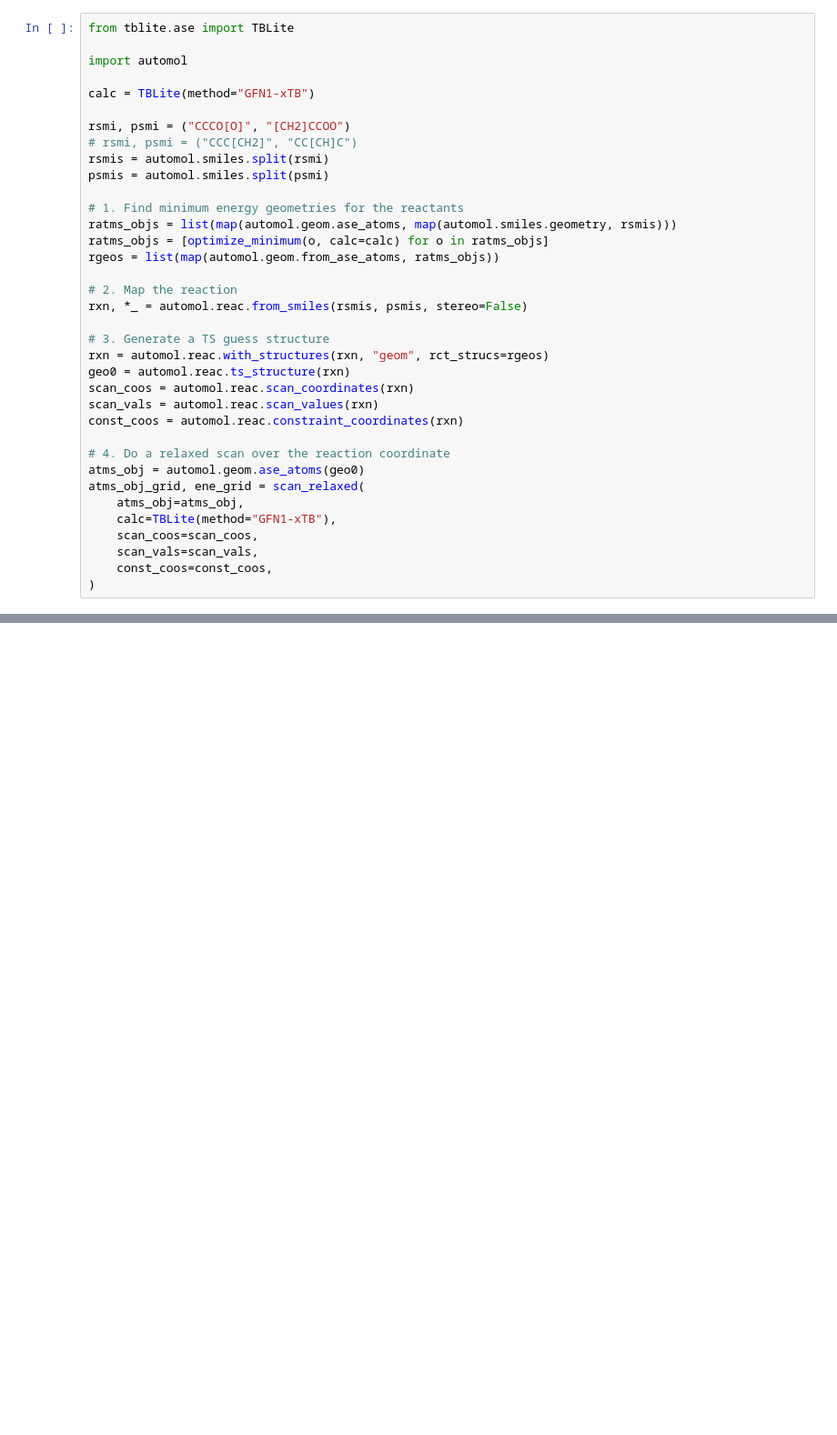
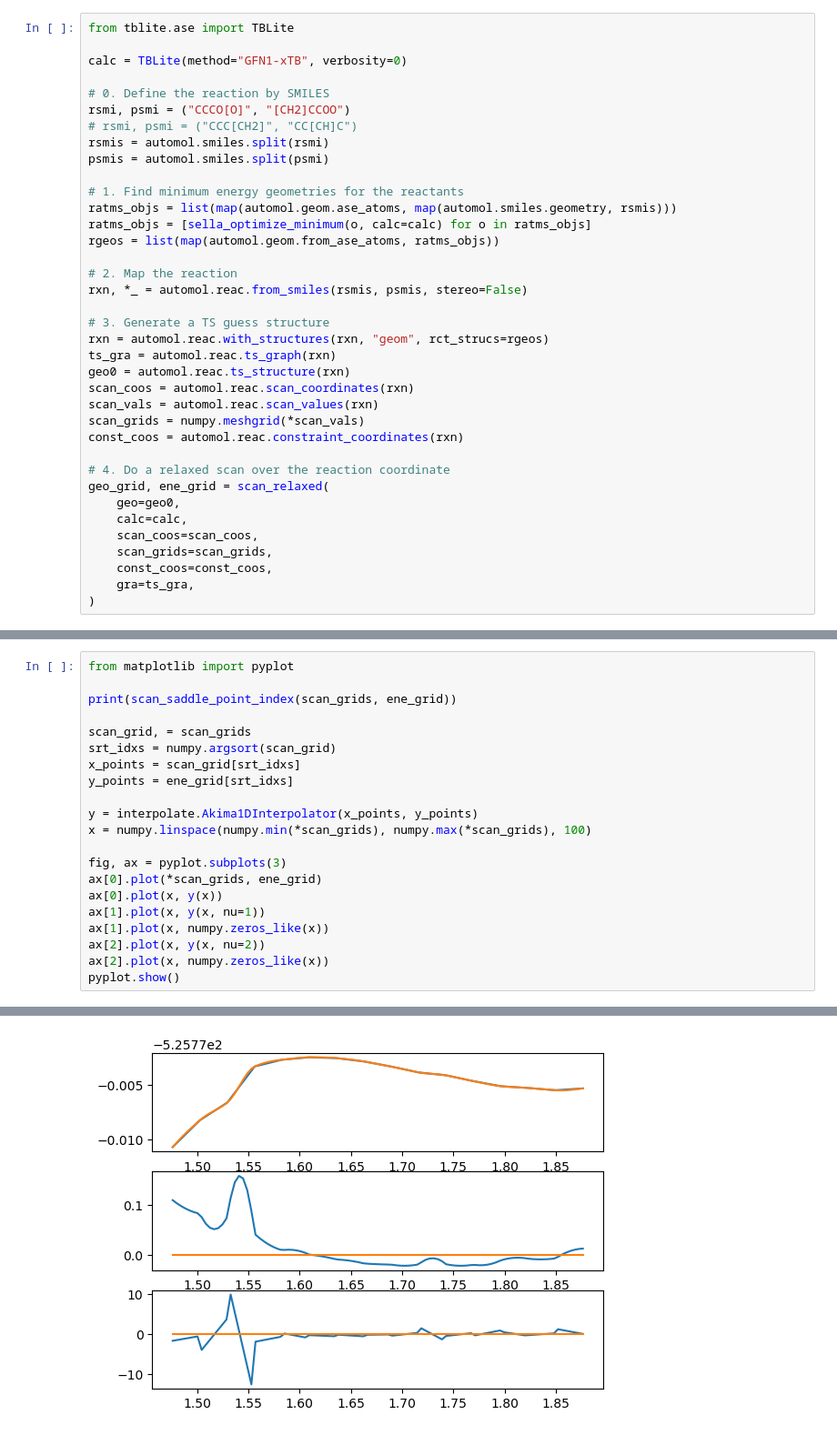
Before and after one commit to avcopan/sella, a Jupyter notebook: notebook-examples/test.ipynb, the cells around one changed output, grey strips where cells are left out. Shown: that part at 91% size. Cells and saved outputs as stored; diff of their text form; blank space fills up the shorter version.

Commit message:
WIP finding scan maximum

```diff
--- a/notebook-examples/test.ipynb
+++ b/notebook-examples/test.ipynb
@@ -147,10 +166,9 @@ def scan_relaxed(
 # %%
 from tblite.ase import TBLite
 
-import automol
+calc = TBLite(method="GFN1-xTB", verbosity=0)
 
-calc = TBLite(method="GFN1-xTB")
-
+# 0. Define the reaction by SMILES
 rsmi, psmi = ("CCCO[O]", "[CH2]CCOO")
 # rsmi, psmi = ("CCC[CH2]", "CC[CH]C")
 rsmis = automol.smiles.split(rsmi)
@@ -158,7 +176,7 @@ psmis = automol.smiles.split(psmi)
 
 # 1. Find minimum energy geometries for the reactants
 ratms_objs = list(map(automol.geom.ase_atoms, map(automol.smiles.geometry, rsmis)))
-ratms_objs = [optimize_minimum(o, calc=calc) for o in ratms_objs]
+ratms_objs = [sella_optimize_minimum(o, calc=calc) for o in ratms_objs]
 rgeos = list(map(automol.geom.from_ase_atoms, ratms_objs))
 
 # 2. Map the reaction
@@ -166,19 +184,21 @@ rxn, *_ = automol.reac.from_smiles(rsmis, psmis, stereo=False)
 
 # 3. Generate a TS guess structure
 rxn = automol.reac.with_structures(rxn, "geom", rct_strucs=rgeos)
+ts_gra = automol.reac.ts_graph(rxn)
 geo0 = automol.reac.ts_structure(rxn)
 scan_coos = automol.reac.scan_coordinates(rxn)
 scan_vals = automol.reac.scan_values(rxn)
+scan_grids = numpy.meshgrid(*scan_vals)
 const_coos = automol.reac.constraint_coordinates(rxn)
 
 # 4. Do a relaxed scan over the reaction coordinate
-atms_obj = automol.geom.ase_atoms(geo0)
-atms_obj_grid, ene_grid = scan_relaxed(
-    atms_obj=atms_obj,
-    calc=TBLite(method="GFN1-xTB"),
+geo_grid, ene_grid = scan_relaxed(
+    geo=geo0,
+    calc=calc,
     scan_coos=scan_coos,
-    scan_vals=scan_vals,
+    scan_grids=scan_grids,
     const_coos=const_coos,
+    gra=ts_gra,
 )
 # %% [output]
 An NVIDIA GPU may be present on this machine, but a CUDA-enabled jaxlib is not installed. Falling back to cpu.
@@ -218,0 +229,22 @@ Sella   2 15:51:44     -525.675474       0.0389       0.0000       0.1000
+# %%
+from matplotlib import pyplot
+
+print(scan_saddle_point_index(scan_grids, ene_grid))
+
+scan_grid, = scan_grids
+srt_idxs = numpy.argsort(scan_grid)
+x_points = scan_grid[srt_idxs]
+y_points = ene_grid[srt_idxs]
+
+y = interpolate.Akima1DInterpolator(x_points, y_points)
+x = numpy.linspace(numpy.min(*scan_grids), numpy.max(*scan_grids), 100)
+
+fig, ax = pyplot.subplots(3)
+ax[0].plot(*scan_grids, ene_grid)
+ax[0].plot(x, y(x))
+ax[1].plot(x, y(x, nu=1))
+ax[1].plot(x, numpy.zeros_like(x))
+ax[2].plot(x, y(x, nu=2))
+ax[2].plot(x, numpy.zeros_like(x))
+pyplot.show()
+# %% [output]
@@ -219,3 +253,4 @@ Sella   2 15:51:44     -525.675474       0.0389       0.0000       0.1000
+[figure, added]
 # %%
 # Visualize the results
 def log_geometry_info(geo, scan_coos, const_coos, gra=None):
```
Also changed, not shown: parts of 6 cells of this notebook.
